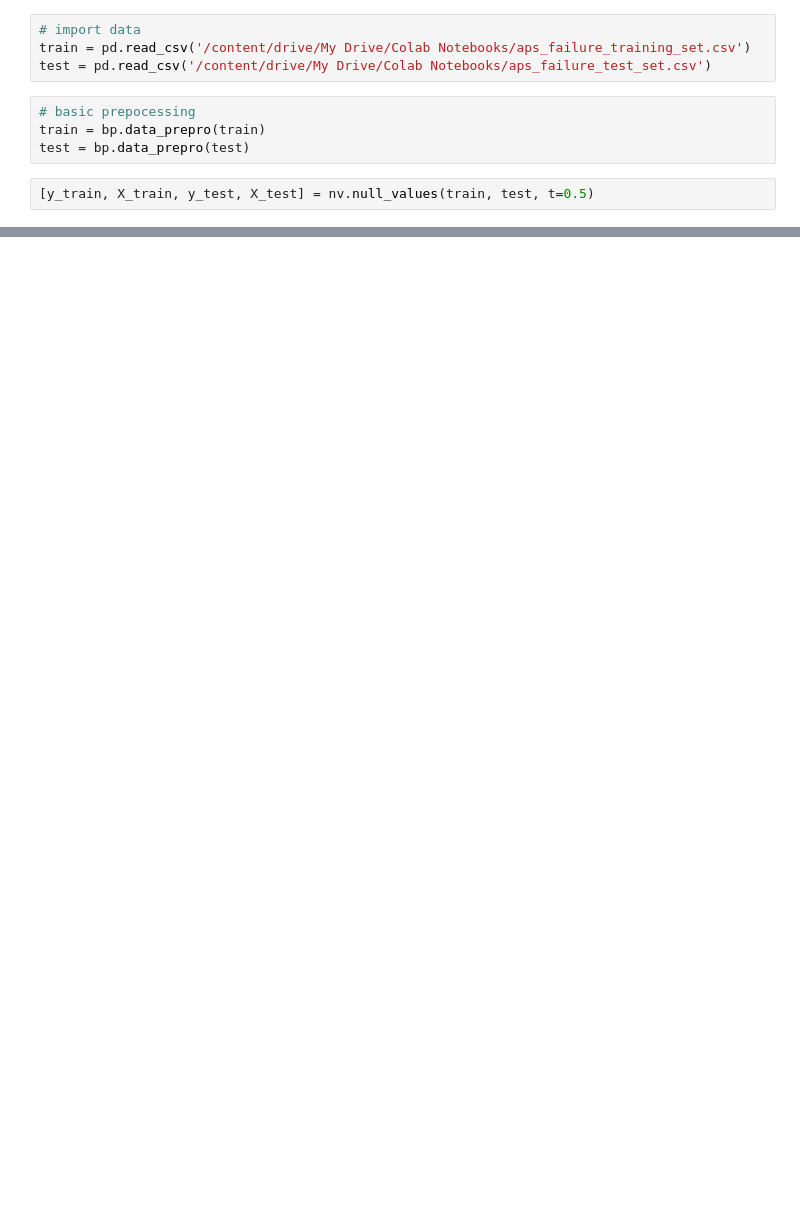
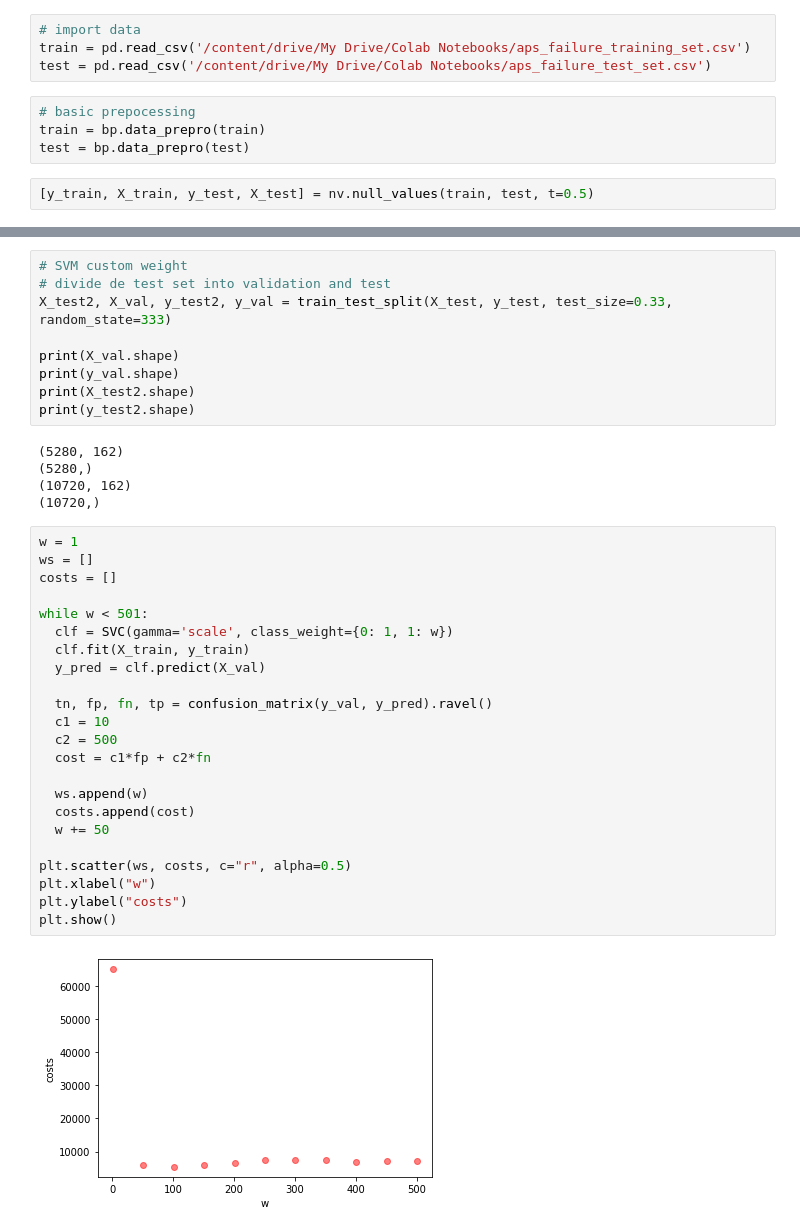
Before and after one commit to FranciscaAlliende/APS-Failure-at-Scania-Trucks, a Jupyter notebook: Cost_Sentive_Learning_SVM.ipynb, the cells around one changed output, grey strips where cells are left out. Drawn from its saved outputs; the diff is of its cells as text; blank space fills up the shorter version.

```diff
--- a/Cost_Sentive_Learning_SVM.ipynb
+++ b/Cost_Sentive_Learning_SVM.ipynb
@@ -45,0 +95,39 @@ test = bp.data_prepro(test)
+# %%
+# SVM custom weight
+# divide de test set into validation and test
+X_test2, X_val, y_test2, y_val = train_test_split(X_test, y_test, test_size=0.33, random_state=333)
+
+print(X_val.shape)
+print(y_val.shape)
+print(X_test2.shape)
+print(y_test2.shape)
+# %% [output]
+(5280, 162)
+(5280,)
+(10720, 162)
+(10720,)
+# %%
+w = 1
+ws = []
+costs = []
+
+while w < 501:
+  clf = SVC(gamma='scale', class_weight={0: 1, 1: w})
+  clf.fit(X_train, y_train)
+  y_pred = clf.predict(X_val)
+
+  tn, fp, fn, tp = confusion_matrix(y_val, y_pred).ravel()
+  c1 = 10
+  c2 = 500
+  cost = c1*fp + c2*fn
+
+  ws.append(w)
+  costs.append(cost)
+  w += 50
+
+plt.scatter(ws, costs, c="r", alpha=0.5)
+plt.xlabel("w")
+plt.ylabel("costs")
+plt.show()
+# %% [output]
+[figure, added]
```
Also changed, not shown: parts of 6 cells of this notebook.
